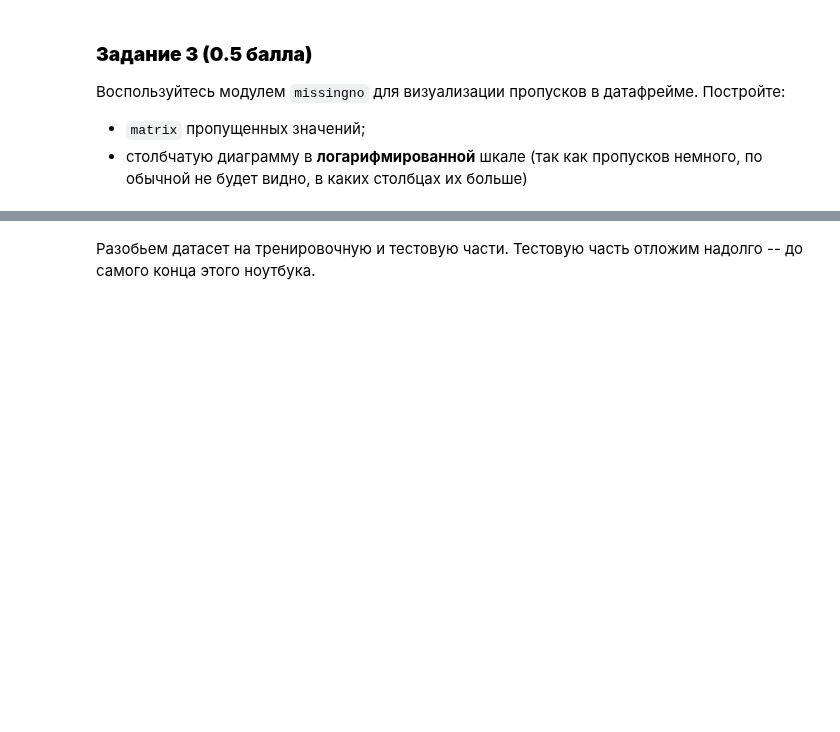
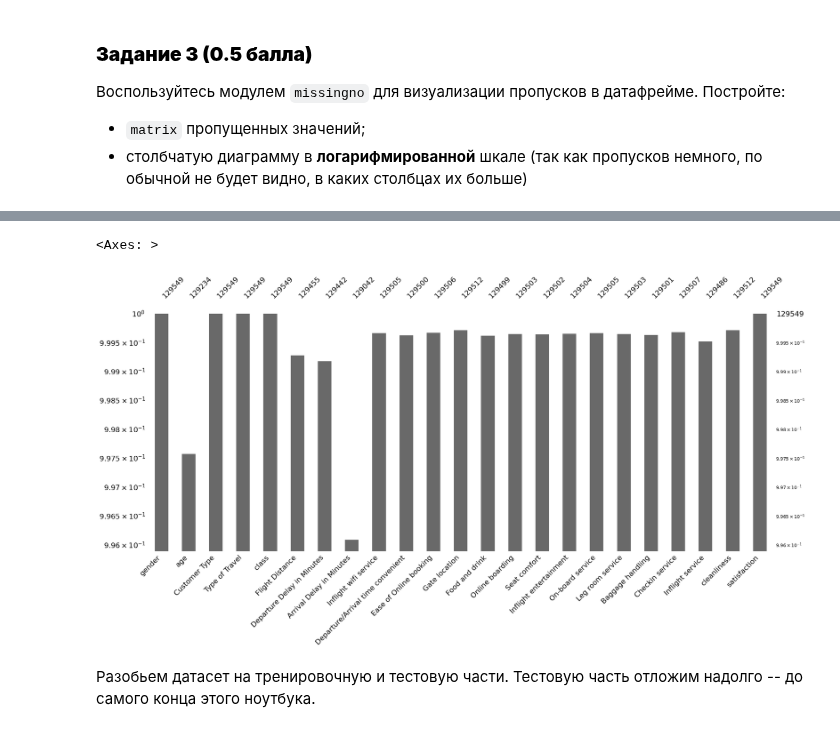
Before and after one commit to vasilyryabtsev/ml-hse-24-25, a Jupyter notebook: HW4_Woden/AI_HW4_woodenML_base.ipynb, the cells around one changed output, grey strips where cells are left out. Cells and saved outputs as stored; diff of their text form; code cells hidden in the pictures; blank space fills up the shorter version.

```diff
--- a/HW4_Woden/AI_HW4_woodenML_base.ipynb
+++ b/HW4_Woden/AI_HW4_woodenML_base.ipynb
@@ -152,3 +268,8 @@ assert df.shape == (129_549, 23)
+# %%
+missingno.bar(df, log=True)
+# %% [output]
+<Axes: >
+[figure, added]
 # %% [markdown]
 Разобьем датасет на тренировочную и тестовую части. Тестовую часть отложим надолго -- до самого конца этого ноутбука.
 # %%
```
Also changed, not shown: parts of 42 cells of this notebook.
